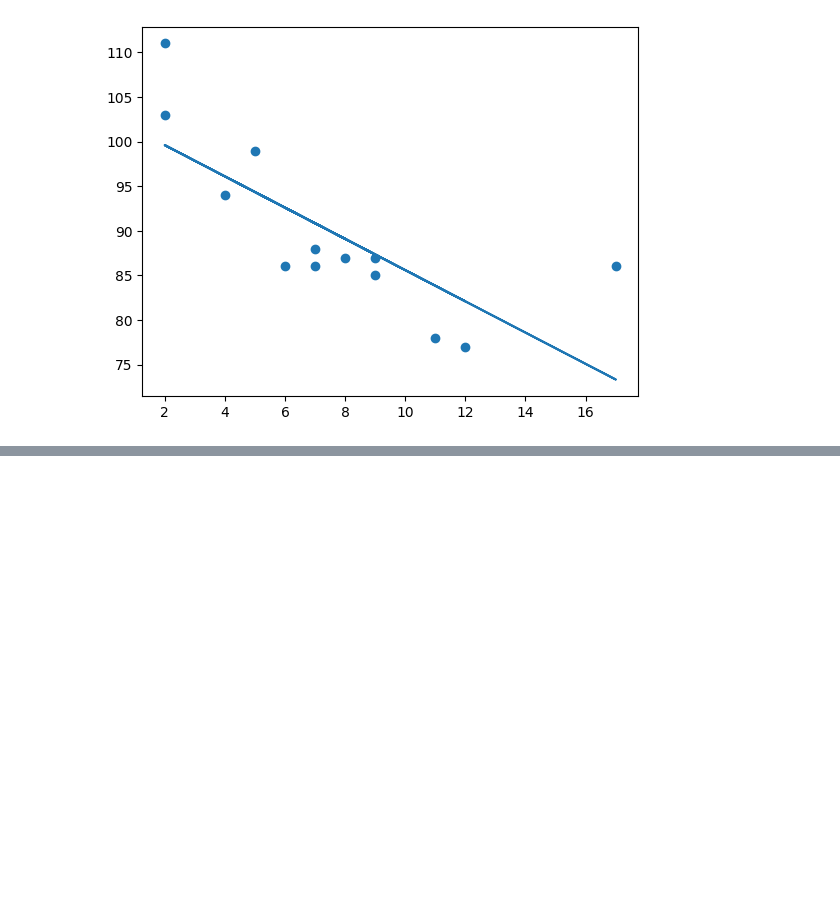
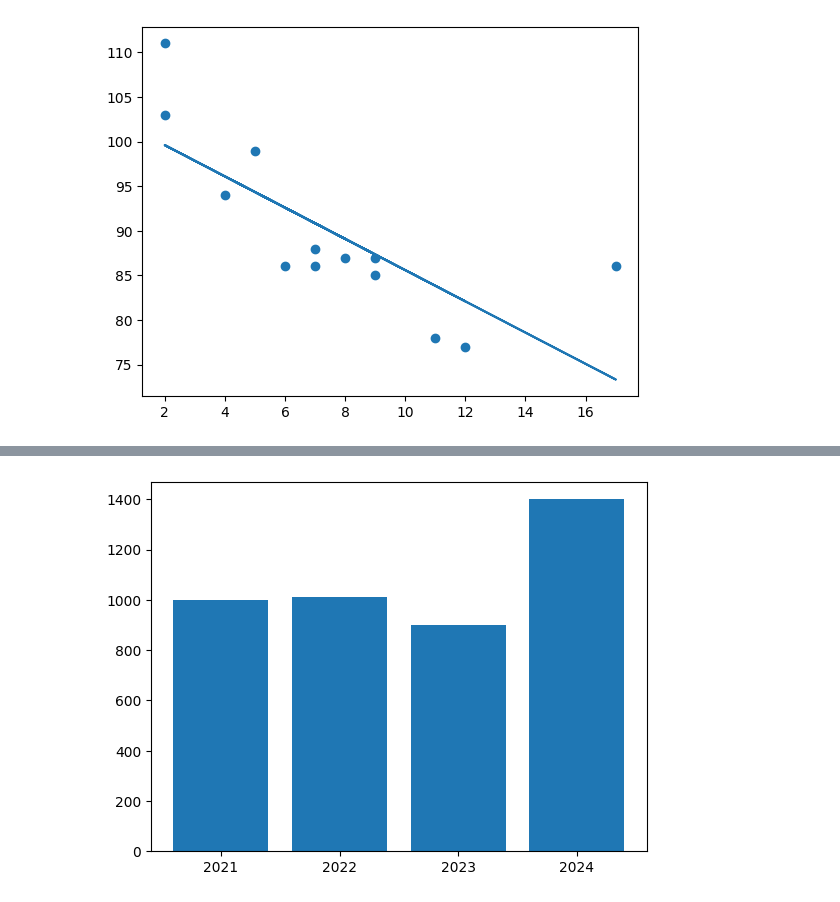
Before and after one commit to Lunivmaharjans/Python, a Jupyter notebook: day10.ipynb, the cells around one changed output, grey strips where cells are left out. Saved outputs shown, nothing was run; the diff lists cells and outputs as text; code cells hidden in the pictures; blank space fills up the shorter version.

```diff
--- a/day10.ipynb
+++ b/day10.ipynb
@@ -181,0 +201,8 @@ plt.show()
+# %%
+years =["2021","2022","2023","2024"]
+gdp = [1000,1010,900,1400]
+
+plt.bar(years,gdp)
+plt.show()
+# %% [output]
+[figure, added]
```
Also changed, not shown: parts of 7 cells of this notebook, 3 other files.
